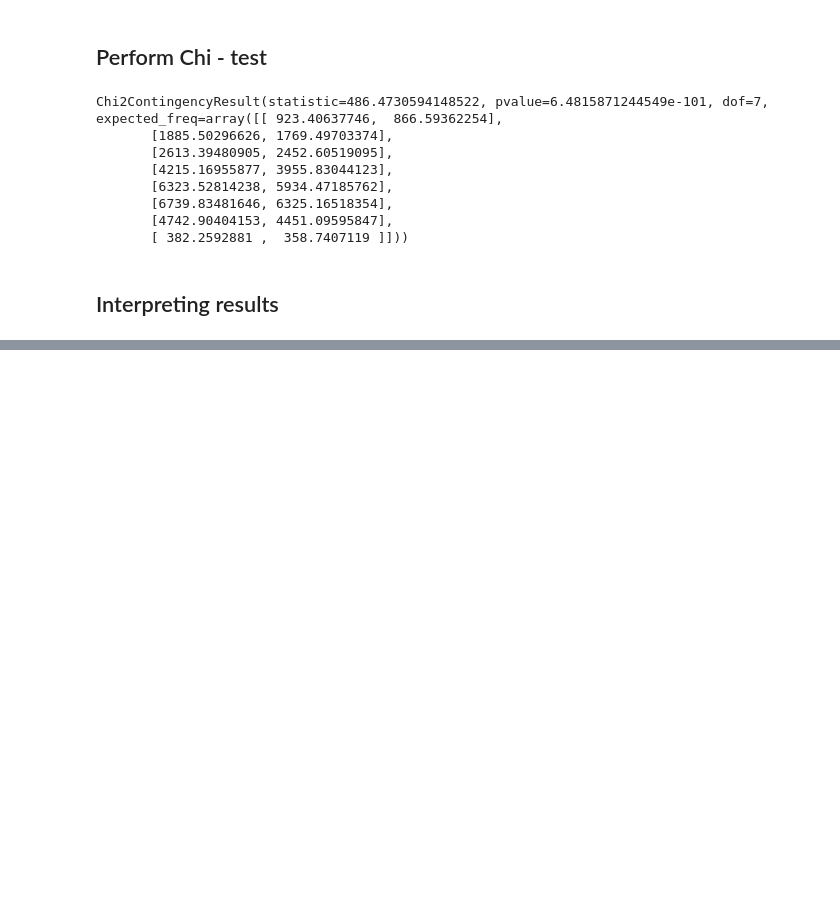
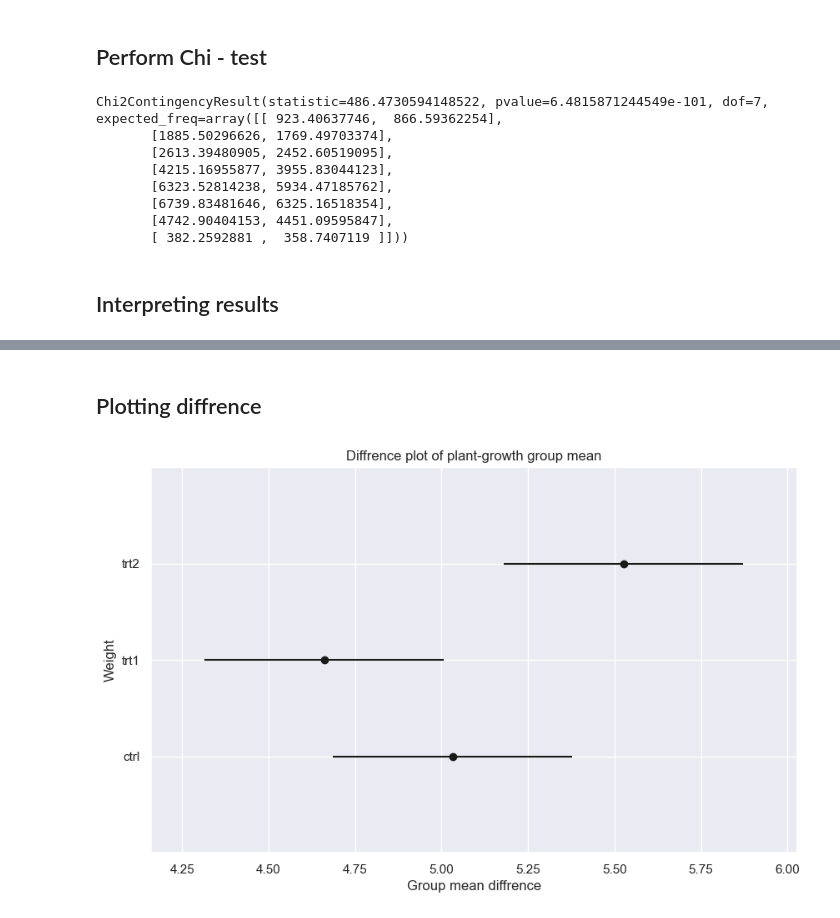
Before and after one commit to Ayomide-ola/Statistics_for_DA, a Jupyter notebook: CA_2/Hypotesis_testing_CA2.ipynb, the cells around one changed output, grey strips where cells are left out. Saved outputs shown, nothing was run; the diff lists cells and outputs as text; code cells hidden in the pictures; blank space fills up the shorter version.

```diff
--- a/CA_2/Hypotesis_testing_CA2.ipynb
+++ b/CA_2/Hypotesis_testing_CA2.ipynb
@@ -604,0 +689,5 @@ alpha = 0.05.
+# %%
+import statsmodels.stats.multicomp as mc
+compare = mc.MultiComparison(plant['weight'], plant['group'])
+phr = compare.tukeyhsd()
+phr.summary()
@@ -604,0 +700,7 @@ alpha = 0.05.
+# %% [markdown]
+## Plotting diffrence
+# %%
+phr.plot_simultaneous(ylabel= "Weight", xlabel= "Group mean diffrence")
+plt.title("Diffrence plot of plant-growth group mean");
+# %% [output]
+[figure, added]
```
Also changed, not shown: parts of 54 cells of this notebook.
